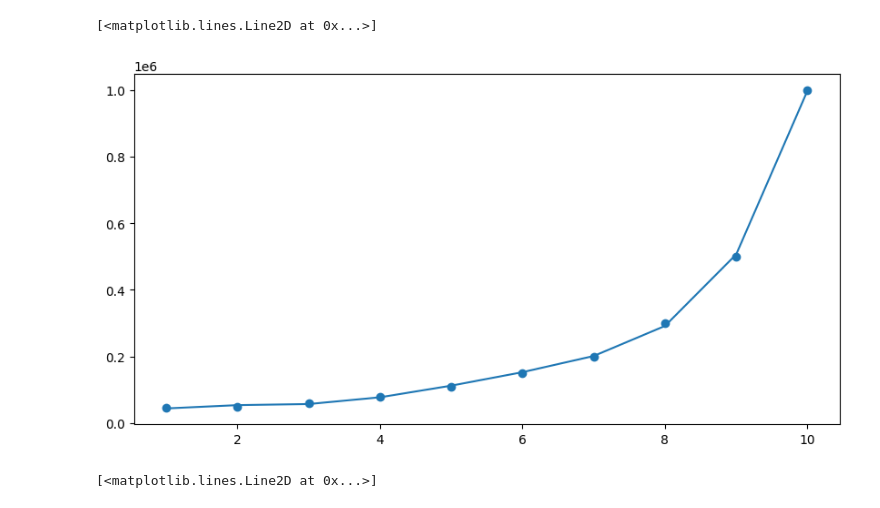
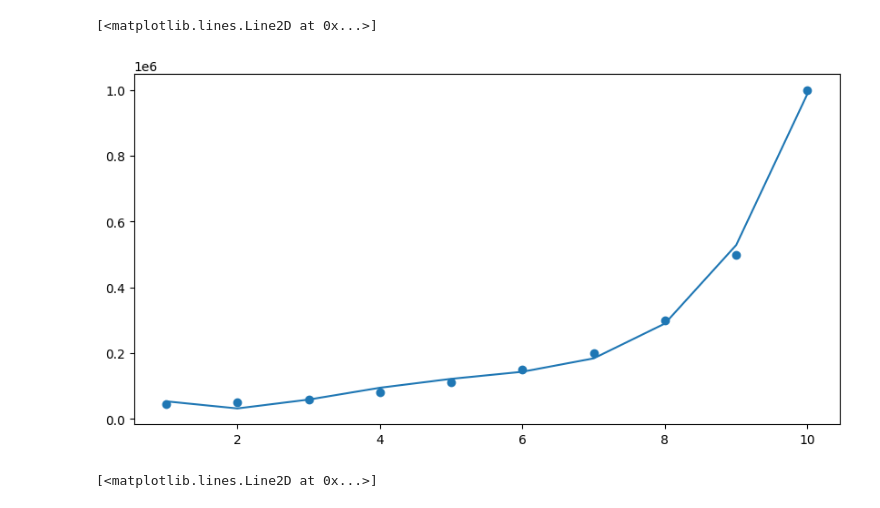
Before and after one commit to XXRadeonXFX/ML_Basics, a Jupyter notebook: Machine Learning A-Z (Codes and Datasets)/Part 2 - Regression/Section 6 - Polynomial Regression/Python/Practice-01.ipynb, the cells around one changed output. Cells and saved outputs as stored; diff of their text form; code cells hidden in the pictures.

```diff
--- a/Machine Learning A-Z (Codes and Datasets)/Part 2 - Regression/Section 6 - Polynomial Regression/Python/Practice-01.ipynb
+++ b/Machine Learning A-Z (Codes and Datasets)/Part 2 - Regression/Section 6 - Polynomial Regression/Python/Practice-01.ipynb
@@ -2,35 +2,35 @@
 import pandas as pd
 import matplotlib.pyplot as plt
 import numpy as np
 
 dataset = pd.read_csv("Position_Salaries.csv")
 X = dataset.iloc[:,1:-1].values
 y = dataset.iloc[:,-1].values
 
 
 from sklearn.linear_model import LinearRegression
 lin_reg = LinearRegression()
 lin_reg.fit(X,y)
 
 
 from sklearn.preprocessing import PolynomialFeatures
 
 
-poly_reg = PolynomialFeatures(degree=5)
+poly_reg = PolynomialFeatures(degree=4)
 
 X_poly = poly_reg.fit_transform(X)
 
 lin_reg_2 = LinearRegression()
 lin_reg_2.fit(X_poly,y)
 
 
 
 plt.figure(figsize =(10,5))
 plt.scatter(X,y)
 plt.plot(X, lin_reg_2.predict(X_poly))
 # %% [output]
 [<matplotlib.lines.Line2D at 0x...>]
-[figure, old version]
+[figure, new version]
 # %%
 X_grid = np.arange(min(X), max(X),0.1)
 X_grid= X_grid.reshape(len(X_grid), 1)
```
Also changed, not shown: parts of 2 cells of this notebook.
